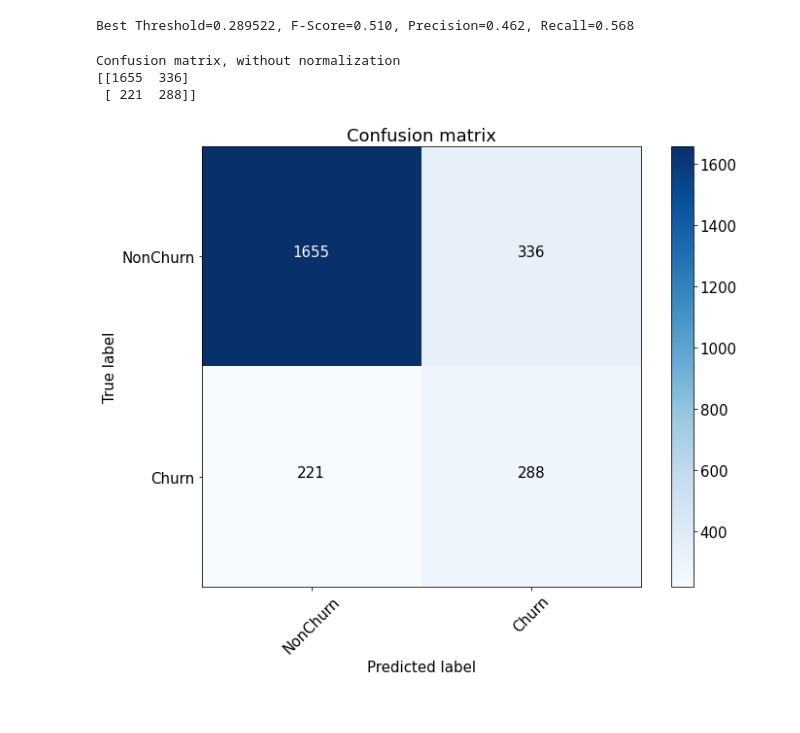
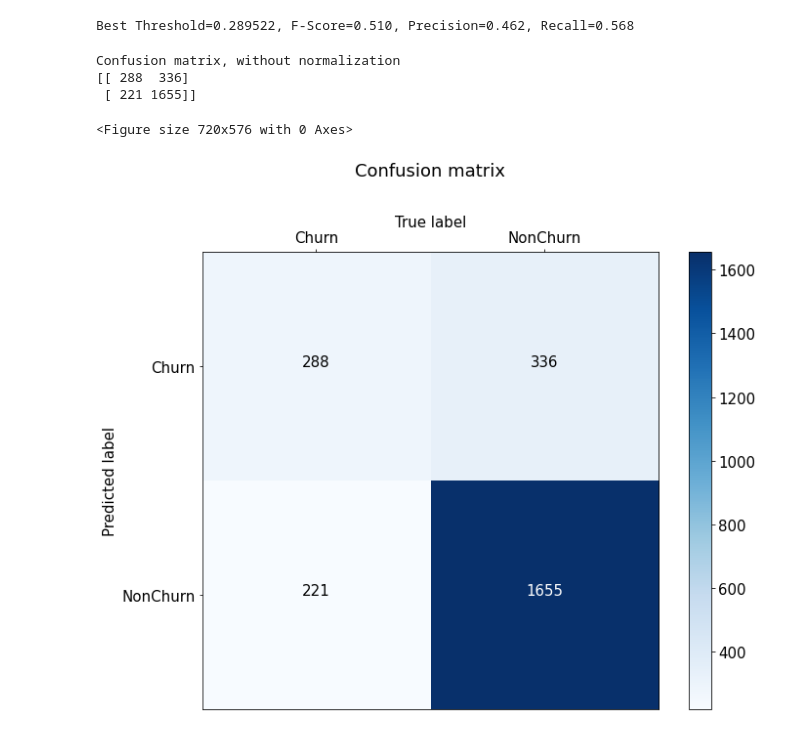
Before and after one commit to lisichkinpavel/ML_in_business, a Jupyter notebook: dz5.ipynb, the cells around one changed output. Saved outputs shown, nothing was run; the diff lists cells and outputs as text; code cells hidden in the pictures.

```diff
--- a/dz5.ipynb
+++ b/dz5.ipynb
@@ -22,7 +22,7 @@ df.head(3)
 | 2 | 3 | 15619304 | Onio | 502 | France | Female | 42 | 8 | 159660.80 | ... |
 # %%
 #разделим данные на train/test
-X_train, X_test, y_train, y_test = train_test_split(df.drop(columns=['RowNumber','CustomerId','Surname']), df['Exited'], random_state=0)
+X_train, X_test, y_train, y_test = train_test_split(df.drop(columns=['RowNumber','CustomerId','Surname','Exited']), df['Exited'], random_state=0)
 # %%
 #соберем наш простой pipeline, но нам понадобится написать класс для выбора нужного поля
 class FeatureSelector(BaseEstimator, TransformerMixin):
@@ -152,11 +153,12 @@ def plot_confusion_matrix(cm, classes,
     This function prints and plots the confusion matrix.
     Normalization can be applied by setting `normalize=True`.
     """
+    f, ax = plt.subplots(figsize=(10, 8))
     plt.imshow(cm, interpolation='nearest', cmap=cmap)
-    plt.title(title)
+    plt.title(title, pad=40)
     plt.colorbar()
     tick_marks = np.arange(len(classes))
-    plt.xticks(tick_marks, classes, rotation=45)
+    plt.xticks(tick_marks, classes)
     plt.yticks(tick_marks, classes)
 
     if normalize:
@@ -174,8 +176,10 @@ def plot_confusion_matrix(cm, classes,
                  color="white" if cm[i, j] > thresh else "black")
 
     plt.tight_layout()
-    plt.ylabel('True label')
-    plt.xlabel('Predicted label')
+    ax.set_ylabel('Predicted label')
+    ax.set_xlabel('True label')
+    ax.xaxis.set_ticks_position('top')
+    ax.xaxis.set_label_position('top')
 # %%
 font = {'size' : 15}
 
@@ -271,17 +274,18 @@ Best Threshold=0.289522, F-Score=0.510, Precision=0.462, Recall=0.568
 # %%
 #мы уже нашли ранее "оптимальный" порог, когда максимизировали f_score
 font = {'size' : 15}
 
 plt.rc('font', **font)
 
-cnf_matrix = confusion_matrix(y_test, preds>thresholds[ix])
+cnf_matrix = confusion_matrix(preds>thresholds[ix], y_test, labels=[1,0])
 plt.figure(figsize=(10, 8))
-plot_confusion_matrix(cnf_matrix, classes=['NonChurn', 'Churn'],
+plot_confusion_matrix(cnf_matrix, classes=['Churn', 'NonChurn'],
                       title='Confusion matrix')
 plt.savefig("conf_matrix.png")
 plt.show()
 # %% [output]
 Confusion matrix, without normalization
-[[1655  336]
- [ 221  288]]
+[[ 288  336]
+ [ 221 1655]]
+<Figure size 720x576 with 0 Axes>
-[figure, old version]
+[figure, new version]
```
Also changed, not shown: parts of 13 cells of this notebook.
